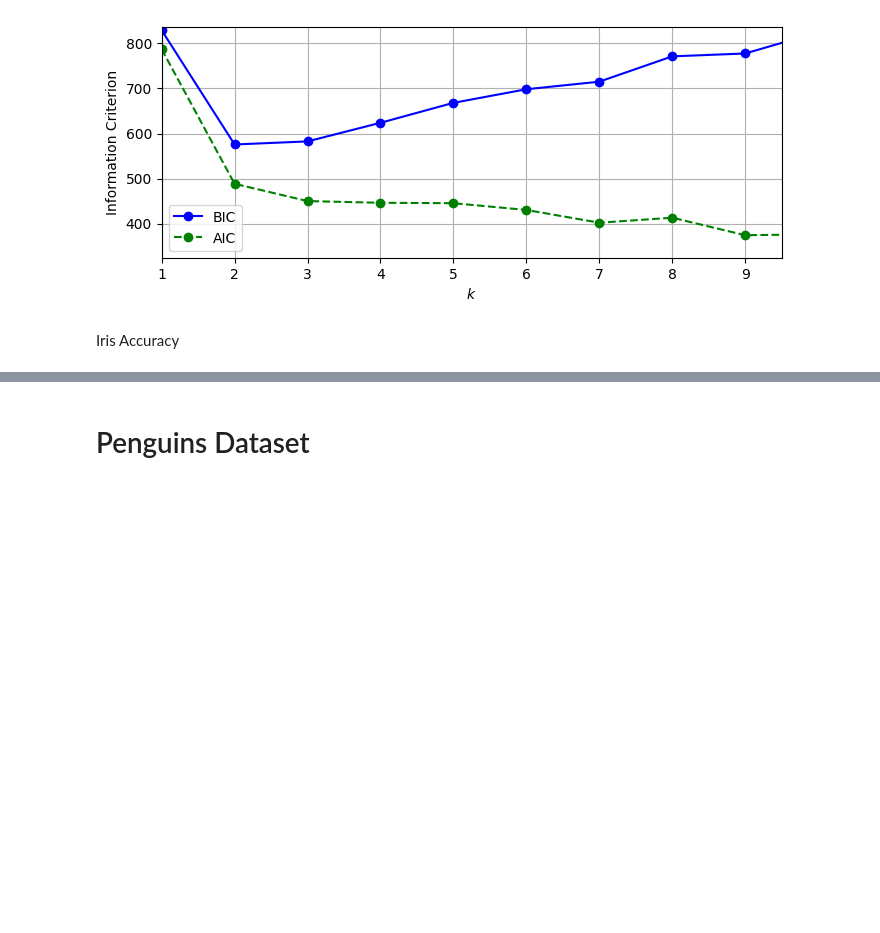
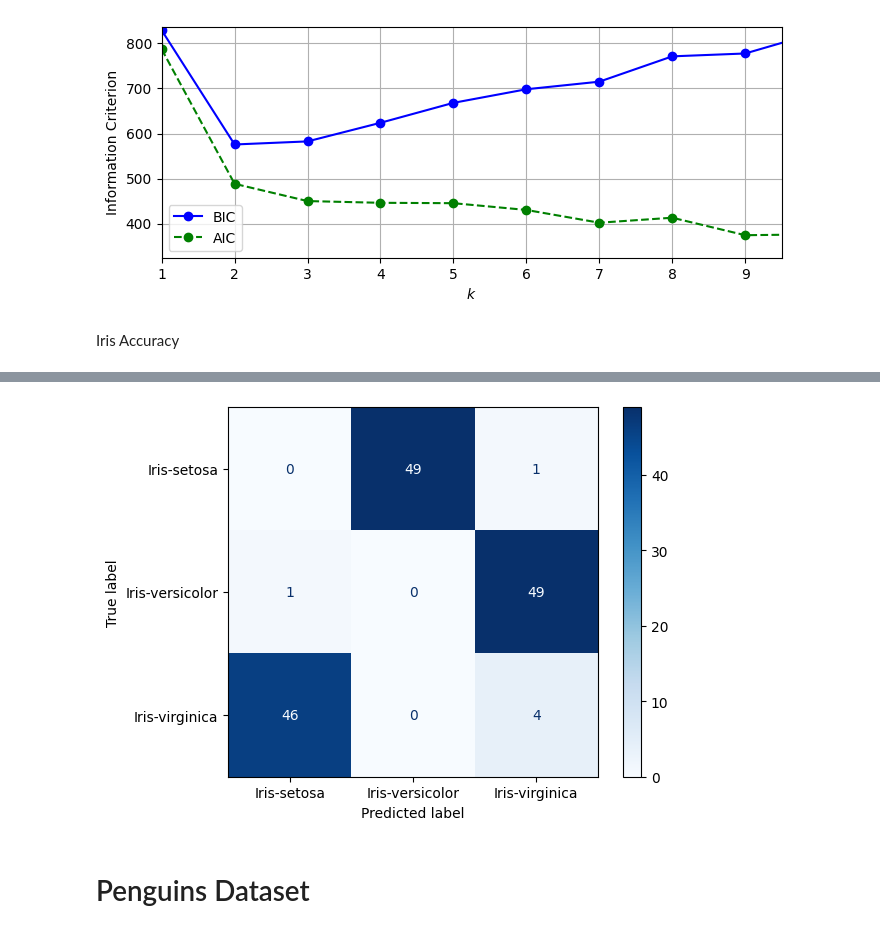
Before and after one commit to WilliamPoe/CSCI-290, a Jupyter notebook: notebooks/Gaussian_Mixtures.ipynb, the cells around one changed output, grey strips where cells are left out. Cells and saved outputs as stored; diff of their text form; code cells hidden in the pictures; blank space fills up the shorter version.

```diff
--- a/notebooks/Gaussian_Mixtures.ipynb
+++ b/notebooks/Gaussian_Mixtures.ipynb
@@ -202,3 +201,11 @@ Accuracy: 0.36
+# %%
+iris_cm = confusion_matrix(true_labels, iris_pred)
+# %%
+iris_disp = ConfusionMatrixDisplay(confusion_matrix=iris_cm, display_labels=['Iris-setosa', 'Iris-versicolor', 'Iris-virginica'])
+iris_disp.plot(cmap='Blues')
+plt.show()
+# %% [output]
+[figure, added]
 # %% [markdown]
 # Penguins Dataset
 # %%
```
Also changed, not shown: parts of 15 cells of this notebook.
